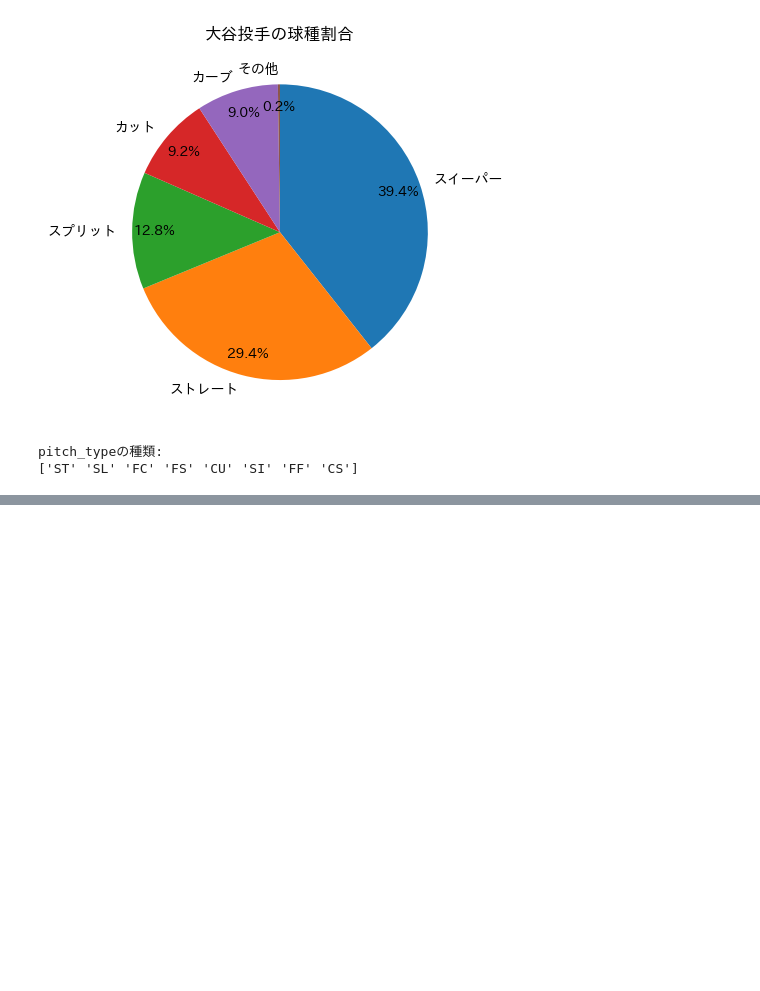
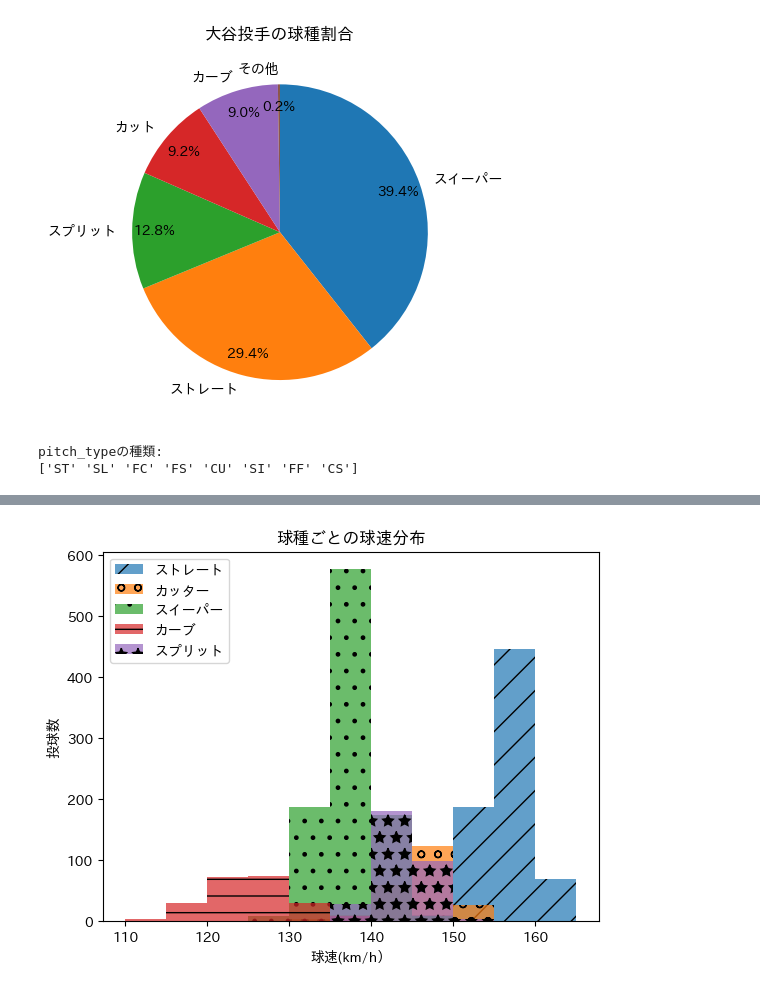
Before and after one commit to hitomitsu50/SportsData_Portfolio, a Jupyter notebook: 野球データ.ipynb, the cells around one changed output, grey strips where cells are left out. Saved outputs shown, nothing was run; the diff lists cells and outputs as text; code cells hidden in the pictures; blank space fills up the shorter version.

```diff
--- a/野球データ.ipynb
+++ b/野球データ.ipynb
@@ -143,0 +154,18 @@ pitch_typeの種類:
+# %%
+#棒の境界となる値をリストに格納
+border=[110,115,120,125,130,135,140,145,150,155,160,165]
+
+#ヒストグラムの作成
+plt.hist(Fastball["speed_km"],alpha=0.7,hatch="/",label="ストレート",bins=border)
+plt.hist(Cutter["speed_km"],alpha=0.7,hatch="o",label="カッター",bins=border)
+plt.hist(Sweeper["speed_km"],alpha=0.7,hatch=".",label="スイーパー",bins=border)
+plt.hist(Curve["speed_km"],alpha=0.7,hatch="-",label="カーブ",bins=border)
+plt.hist(Splitter["speed_km"],alpha=0.7,hatch="*",label="スプリット",bins=border)
+#見た目の調整
+plt.title("球種ごとの球速分布")
+plt.xlabel("球速(km/h）")
+plt.ylabel("投球数")
+plt.legend(loc="upper left")
+plt.show()
+# %% [output]
+[figure, added]
```
Also changed, not shown: parts of 9 cells of this notebook.
